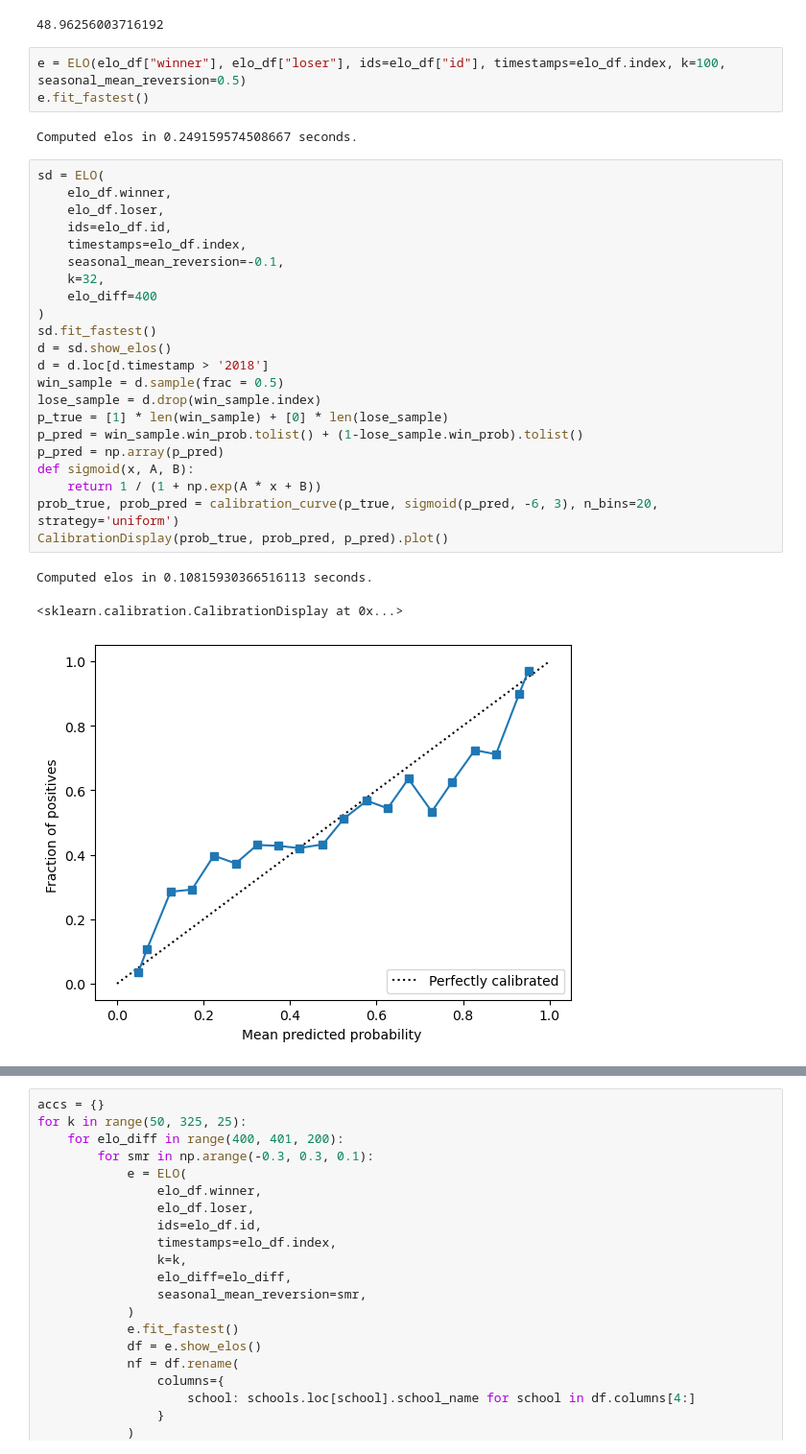
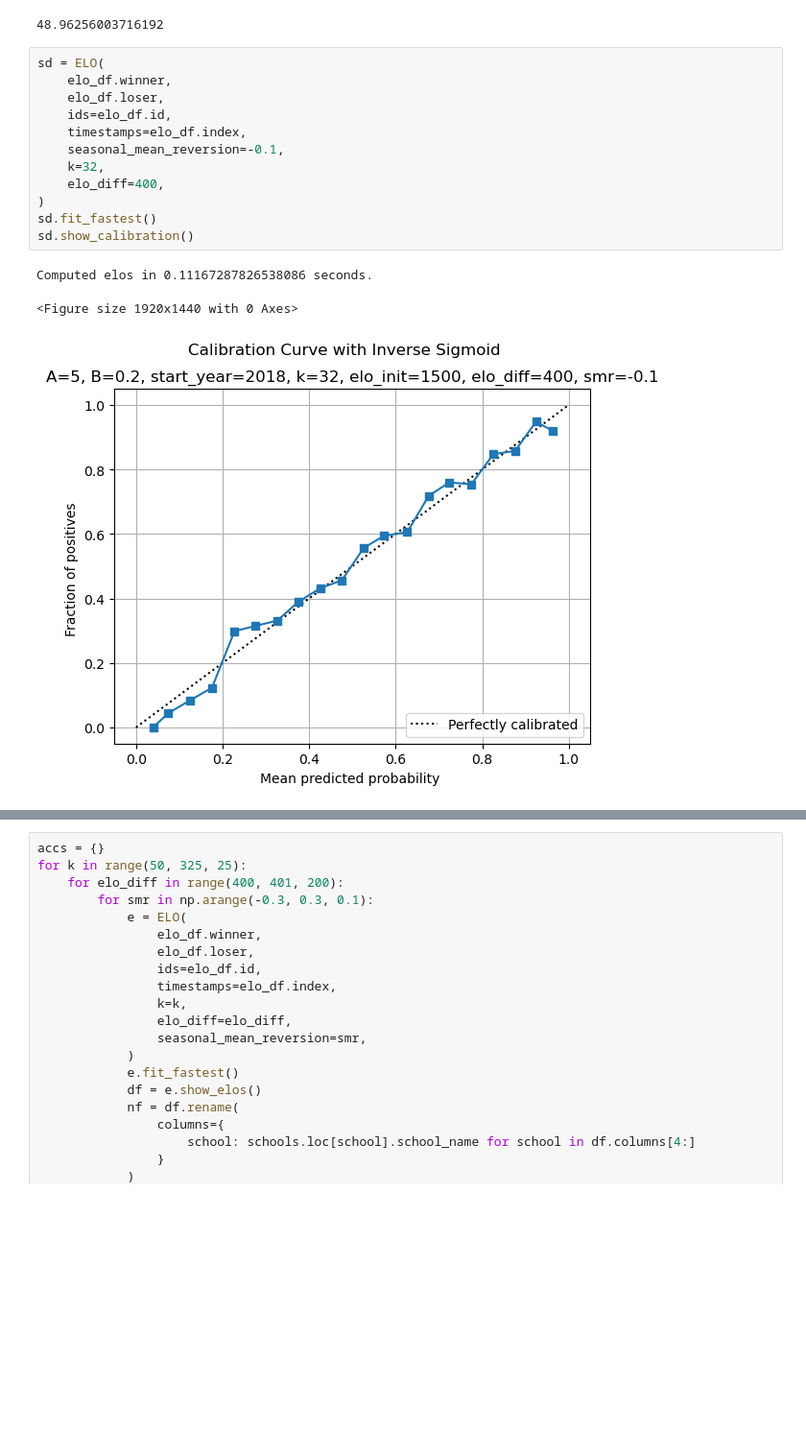
Before and after one commit to evanglas/lacrosse-analysis, a Jupyter notebook: elo_predictor.ipynb, the cells around one changed output, grey strips where cells are left out. Shown at 96% size. Cells and saved outputs as stored; diff of their text form; blank space fills up the shorter version.

```diff
--- a/elo_predictor.ipynb
+++ b/elo_predictor.ipynb
@@ -187,33 +225,18 @@ compute_home_elo_advantage(0.57)
 # %% [output]
 48.96256003716192
 # %%
-e = ELO(elo_df["winner"], elo_df["loser"], ids=elo_df["id"], timestamps=elo_df.index, k=100, seasonal_mean_reversion=0.5)
-e.fit_fastest()
+sd = ELO(
+    elo_df.winner,
+    elo_df.loser,
+    ids=elo_df.id,
+    timestamps=elo_df.index,
+    seasonal_mean_reversion=-0.1,
+    k=32,
+    elo_diff=400,
+)
+sd.fit_fastest()
+sd.show_calibration()
 # %% [output]
-Computed elos in 0.249159574508667 seconds.
+Computed elos in 0.11167287826538086 seconds.
+<Figure size 1920x1440 with 0 Axes>
+[figure, added]
-# %%
-sd = ELO(
-    elo_df.winner,
-    elo_df.loser,
-    ids=elo_df.id,
-    timestamps=elo_df.index,
-    seasonal_mean_reversion=-0.1,
-    k=32,
-    elo_diff=400
-)
-sd.fit_fastest()
-d = sd.show_elos()
-d = d.loc[d.timestamp > '2018']
-win_sample = d.sample(frac = 0.5)
-lose_sample = d.drop(win_sample.index)
-p_true = [1] * len(win_sample) + [0] * len(lose_sample)
-p_pred = win_sample.win_prob.tolist() + (1-lose_sample.win_prob).tolist()
-p_pred = np.array(p_pred)
-def sigmoid(x, A, B):
-    return 1 / (1 + np.exp(A * x + B))
-prob_true, prob_pred = calibration_curve(p_true, sigmoid(p_pred, -6, 3), n_bins=20, strategy='uniform')
-CalibrationDisplay(prob_true, prob_pred, p_pred).plot()
-# %% [output]
-Computed elos in 0.10815930366516113 seconds.
-<sklearn.calibration.CalibrationDisplay at 0x...>
-[figure, removed]
```
Also changed, not shown: parts of 8 cells of this notebook, 4 other files.
